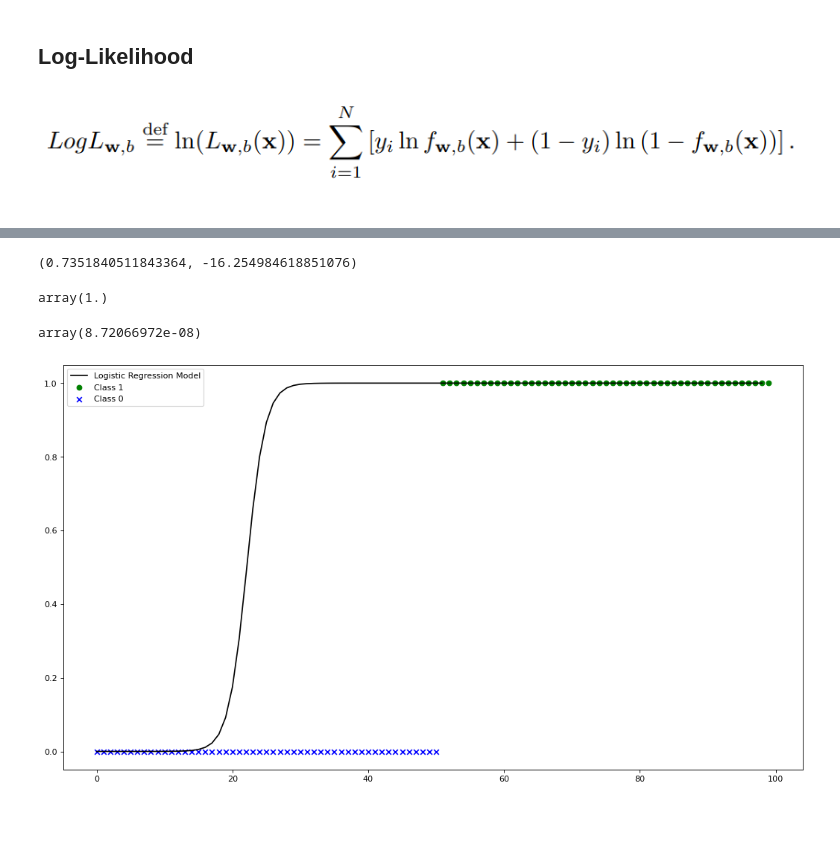
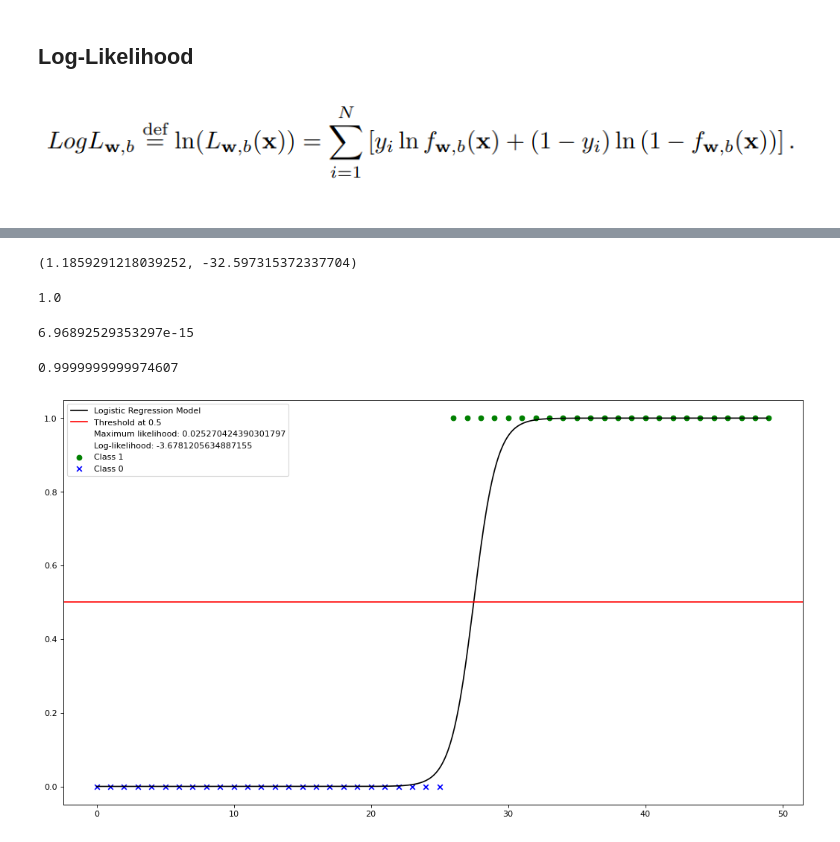
Before and after one commit to Hawzen/Experiments, a Jupyter notebook: Polynomial + Logisitic Regression/Logistic Regression Presentation.ipynb, the cells around one changed output, grey strips where cells are left out. Saved outputs shown, nothing was run; the diff lists cells and outputs as text; code cells hidden in the pictures.

Commit message:
Update graph

```diff
--- a/Polynomial + Logisitic Regression/Logistic Regression Presentation.ipynb
+++ b/Polynomial + Logisitic Regression/Logistic Regression Presentation.ipynb
@@ -75,20 +76,25 @@ def gradient_descent(X, Y, h, w, b, num_iterations, alpha):
     num_iterations: The number of iterations
     alpha: Constant alpha
     """
+    N = len(X)
     for _ in range(num_iterations):
+        w_grad = b_grad = 0
         for x, y in zip(X, Y):
-            temp = h(x, w, b) - y
-            w -= alpha * temp * x
-            b -= alpha * temp
+            temp = -2 * (y - h(x, w, b))
+            w_grad +=  x * temp
+            b_grad +=  temp
+
+        w -= alpha * w_grad * 1/N
+        b -= alpha * b_grad * 1/N
     return w, b
 # %%
-m = 100
+m = 50
 noise = 0
 
-X = np.array(range(m), dtype="float64")
-Y = np.array(list(x > m//2 for x in X))
+X = array(range(m), dtype="float64")
+Y = X > m//2
 
-X += np.random.rand(m) * noise
+X += rand(m) * noise
 # %%
 plt.style.use('seaborn-pastel') #sets the size of the charts
 fig, ax = plt.subplots(1, figsize=(16, 9), dpi=80)
@@ -103,32 +109,40 @@ plt.show()
 # %%
-w, b = gradient_descent(X, Y, h, 0.75, 0.5, 1000, 0.01)
+w, b = gradient_descent(X, Y, h, 0., 0., 5000, 0.1)
 # %%
 w, b
 # %% [output]
-(0.7351840511843364, -16.254984618851076)
+(1.1859291218039252, -32.597315372337704)
 # %%
 h(100, w, b)
 # %% [output]
-array(1.)
+1.0
 # %%
 h(0, w, b)
 # %% [output]
-array(8.72066972e-08)
+6.96892529353297e-15
+# %%
+h(50, w, b)
+# %% [output]
+0.9999999999974607
 # %%
-plt.style.use('seaborn-pastel') #sets the size of the charts
 fig, ax = plt.subplots(1, figsize=(16, 9), dpi=80)
+plt.style.use('seaborn-pastel')
 
-# Model (refactor later)
-indices = np.array(range(int(min(X)), int(max(X))))
-# indices = self.formatX(temp.reshape(temp.shape[0], 1)).reshape(temp.shape[0], n)
+# Model
+indices = arange(min(X), max(X), 0.1)
 ax.plot(indices, h(indices, w, b), label="Logistic Regression Model", color='black')
 
 # Sample
-sample = X
 ax.scatter(X[Y == 1], Y[Y == 1], label="Class 1", color='green', marker='o')
 ax.scatter(X[Y == 0], Y[Y == 0], label="Class 0", color='blue', marker='x')
 
+# Misc
+ax.axhline(0.5, label=f"Threshold at 0.5", color='red')
+plt.plot([], [], ' ', label=f"Maximum likelihood: {maximum_likelihood(X, Y, h, w, b)}")
+plt.plot([], [], ' ', label=f"Log-likelihood: {log_likelihood(X, Y, h, w, b)}")
+
+
 ax.legend()
 plt.show()
 # %% [output]
-[figure, old version]
+[figure, new version]
```
Also changed, not shown: parts of 7 cells of this notebook.
